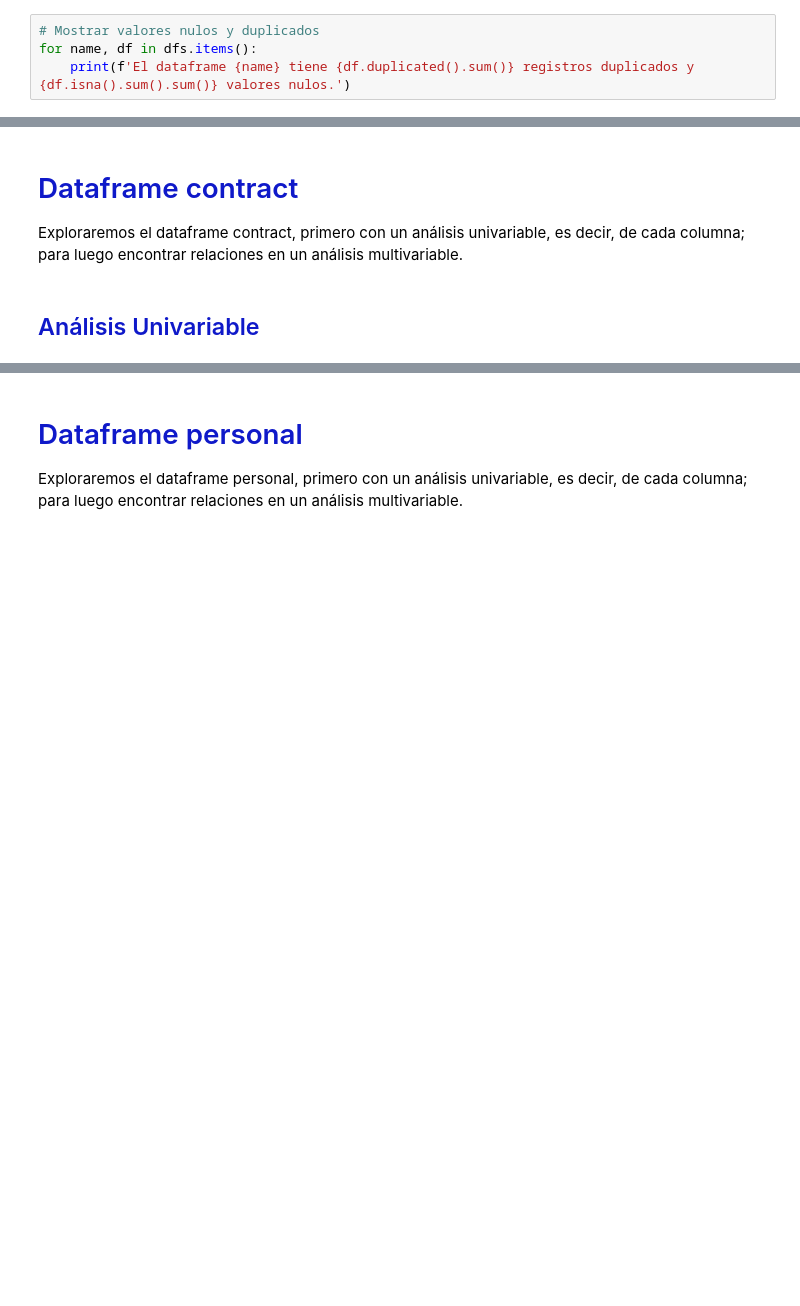
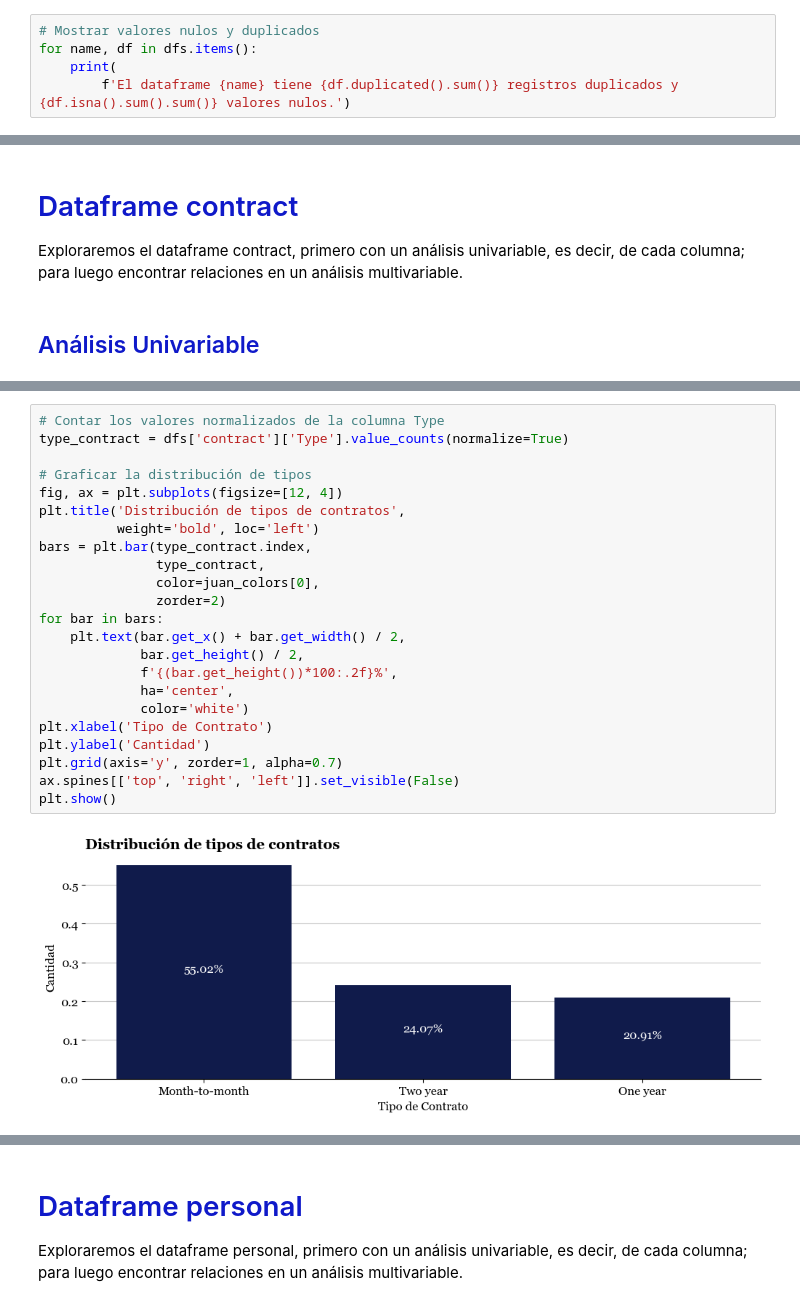
Before and after one commit to juanramosdataexpert/Interconnect_Telecom_Churn, a Jupyter notebook: Notebooks/EDA.ipynb, the cells around one changed output, grey strips where cells are left out. Saved outputs shown, nothing was run; the diff lists cells and outputs as text; blank space fills up the shorter version.

Commit message:
EDA dataframe contracts

```diff
--- a/Notebooks/EDA.ipynb
+++ b/Notebooks/EDA.ipynb
@@ -71,7 +66,8 @@ memory usage: 99.5+ KB
 # %%
 # Mostrar valores nulos y duplicados
 for name, df in dfs.items():
-    print(f'El dataframe {name} tiene {df.duplicated().sum()} registros duplicados y {df.isna().sum().sum()} valores nulos.')
+    print(
+        f'El dataframe {name} tiene {df.duplicated().sum()} registros duplicados y {df.isna().sum().sum()} valores nulos.')
 # %% [output]
 El dataframe contract tiene 0 registros duplicados y 0 valores nulos.
 El dataframe internet tiene 0 registros duplicados y 0 valores nulos.
@@ -156,0 +201,25 @@ Exploraremos el dataframe contract, primero con un análisis univariable, es dec
+# %%
+# Contar los valores normalizados de la columna Type
+type_contract = dfs['contract']['Type'].value_counts(normalize=True)
+
+# Graficar la distribución de tipos
+fig, ax = plt.subplots(figsize=[12, 4])
+plt.title('Distribución de tipos de contratos',
+          weight='bold', loc='left')
+bars = plt.bar(type_contract.index,
+               type_contract,
+               color=juan_colors[0],
+               zorder=2)
+for bar in bars:
+    plt.text(bar.get_x() + bar.get_width() / 2,
+             bar.get_height() / 2,
+             f'{(bar.get_height())*100:.2f}%',
+             ha='center',
+             color='white')
+plt.xlabel('Tipo de Contrato')
+plt.ylabel('Cantidad')
+plt.grid(axis='y', zorder=1, alpha=0.7)
+ax.spines[['top', 'right', 'left']].set_visible(False)
+plt.show()
+# %% [output]
+[figure, added]
```
Also changed, not shown: parts of 24 cells of this notebook.
